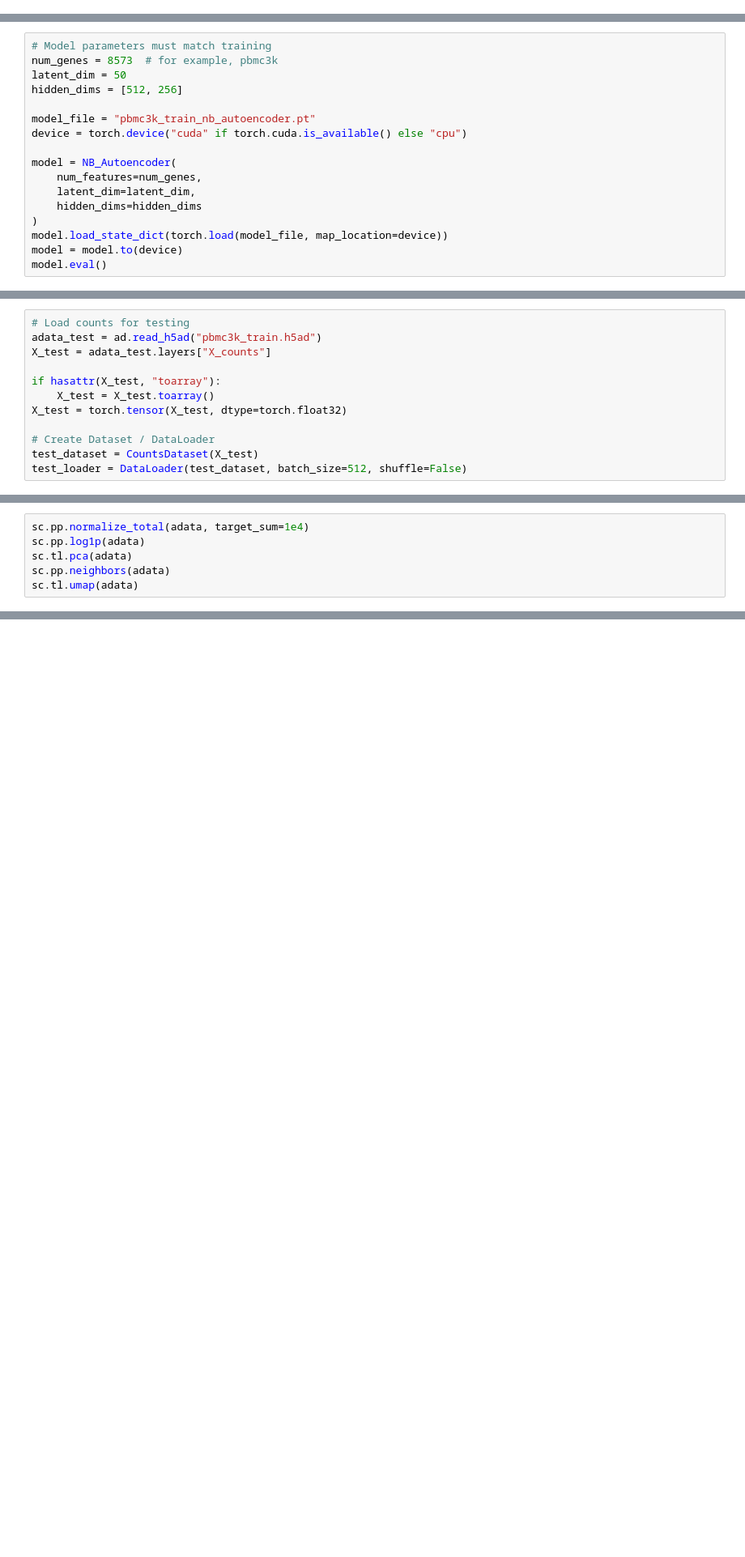
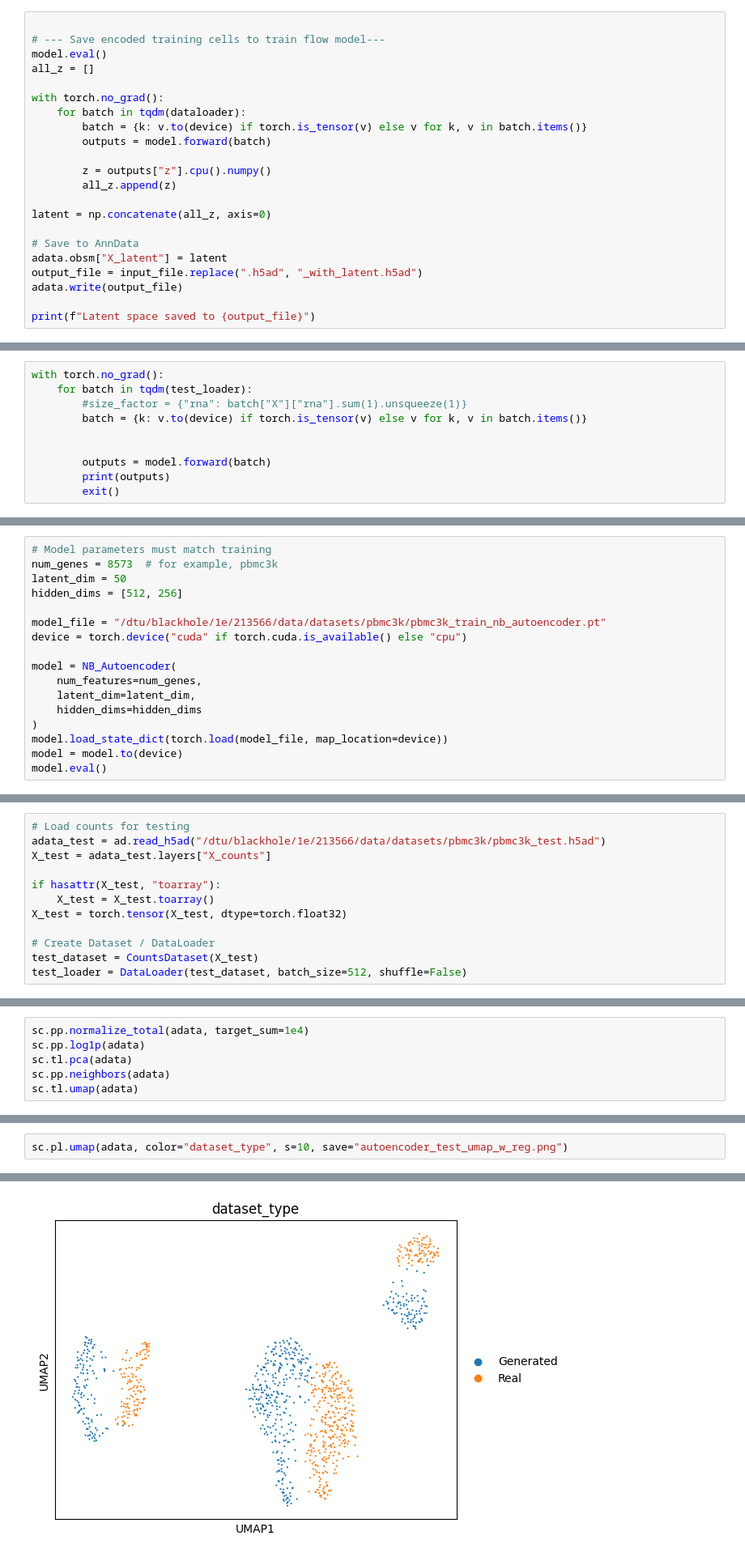
Before and after one commit to elena-iri/Isoflow, a Jupyter notebook: autoencoder_retried_mikkel.ipynb, the cells around one changed output, grey strips where cells are left out. Shown at 81% size. Cells and saved outputs as stored; diff of their text form; blank space fills up the shorter version.

```diff
--- a/autoencoder_retried_mikkel.ipynb
+++ b/autoencoder_retried_mikkel.ipynb
@@ -307,0 +311,22 @@ Trained model saved to pbmc3k_train_nb_autoencoder.pt
+# %%
+
+# --- Save encoded training cells to train flow model---
+model.eval()
+all_z = []
+
+with torch.no_grad():
+    for batch in tqdm(dataloader):
+        batch = {k: v.to(device) if torch.is_tensor(v) else v for k, v in batch.items()}
+        outputs = model.forward(batch)
+
+        z = outputs["z"].cpu().numpy()
+        all_z.append(z)
+
+latent = np.concatenate(all_z, axis=0)
+
+# Save to AnnData
+adata.obsm["X_latent"] = latent
+output_file = input_file.replace(".h5ad", "_with_latent.h5ad")
+adata.write(output_file)
+
+print(f"Latent space saved to {output_file}")
@@ -307,0 +335,10 @@ Trained model saved to pbmc3k_train_nb_autoencoder.pt
+# %%
+with torch.no_grad():
+    for batch in tqdm(test_loader):
+        #size_factor = {"rna": batch["X"]["rna"].sum(1).unsqueeze(1)}
+        batch = {k: v.to(device) if torch.is_tensor(v) else v for k, v in batch.items()}
+
+
+        outputs = model.forward(batch)
+        print(outputs)
+        exit()
@@ -311,7 +374,7 @@ num_genes = 8573  # for example, pbmc3k
 latent_dim = 50
 hidden_dims = [512, 256]
 
-model_file = "pbmc3k_train_nb_autoencoder.pt"
+model_file = "/dtu/blackhole/1e/213566/data/datasets/pbmc3k/pbmc3k_train_nb_autoencoder.pt"
 device = torch.device("cuda" if torch.cuda.is_available() else "cpu")
 
 model = NB_Autoencoder(
@@ -342,7 +405,7 @@ NB_Autoencoder(
 )
 # %%
 # Load counts for testing
-adata_test = ad.read_h5ad("pbmc3k_train.h5ad")
+adata_test = ad.read_h5ad("/dtu/blackhole/1e/213566/data/datasets/pbmc3k/pbmc3k_test.h5ad")
 X_test = adata_test.layers["X_counts"]
 
 if hasattr(X_test, "toarray"):
@@ -387,0 +445,3 @@ sc.pl.umap(adata, color="dataset_type", s=10)
+# %%
+sc.pl.umap(adata, color="dataset_type", s=10, save="autoencoder_test_umap_w_reg.png")
+# %% [output]
@@ -388,3 +449,4 @@ sc.pl.umap(adata, color="dataset_type", s=10)
+[figure, added]
 # %%
 # X_merged = []
 # labels = []
```
Also changed, not shown: parts of 15 cells of this notebook.
